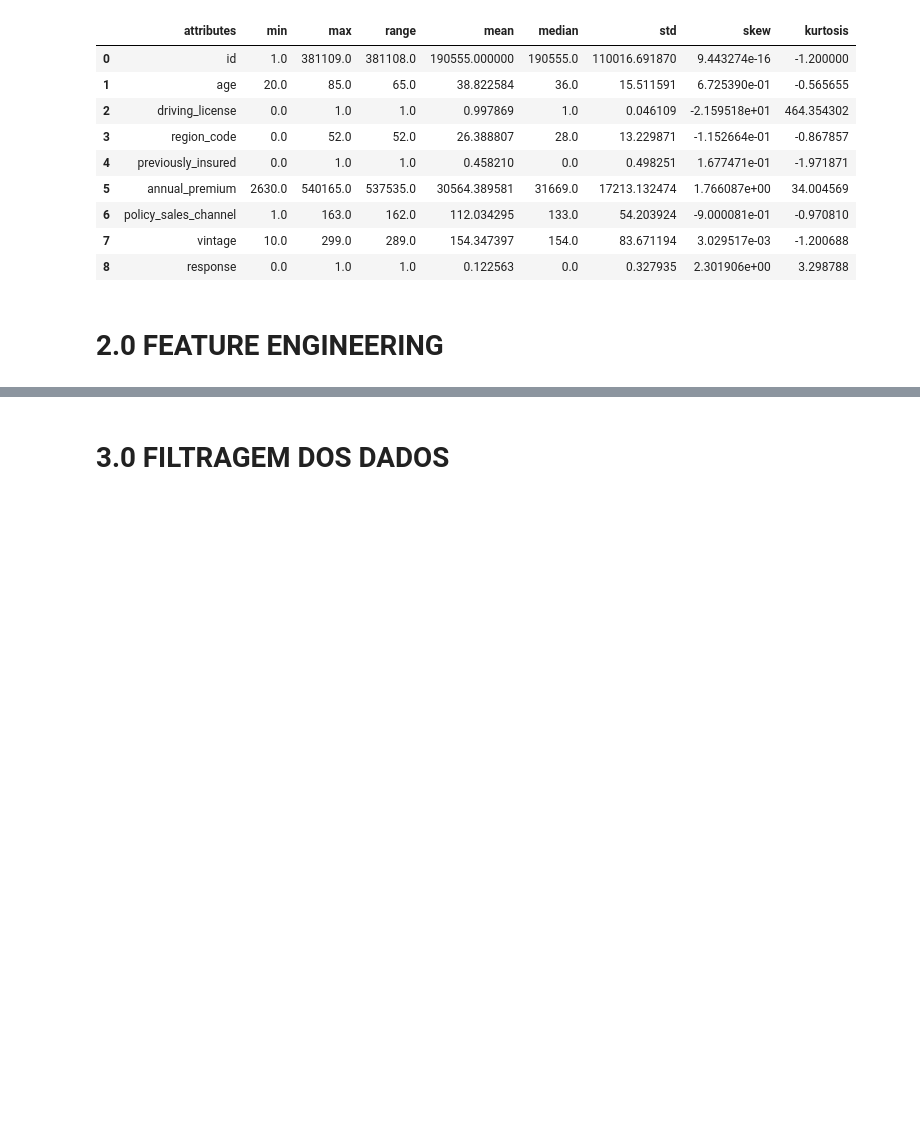
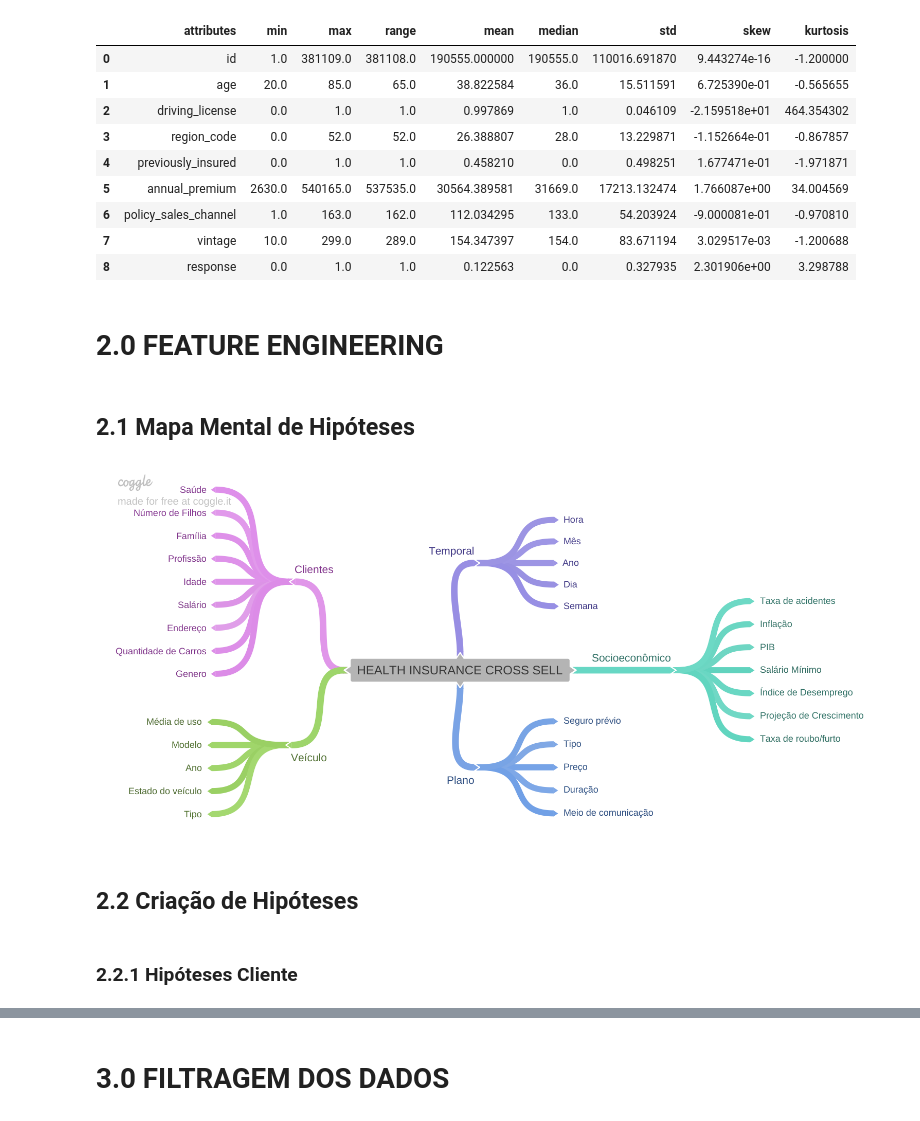
Before and after one commit to matheusventurads/health-insurance-cross-sell, a Jupyter notebook: notebooks/4.0-mv-machine-learning-models.ipynb, the cells around one changed output, grey strips where cells are left out. Saved outputs shown, nothing was run; the diff lists cells and outputs as text; code cells hidden in the pictures; blank space fills up the shorter version.

```diff
--- a/notebooks/4.0-mv-machine-learning-models.ipynb
+++ b/notebooks/4.0-mv-machine-learning-models.ipynb
@@ -158,3 +239,13 @@ m
 # 2.0 FEATURE ENGINEERING
 # %%
 df2 = df1.copy()
+# %% [markdown]
+## 2.1 Mapa Mental de Hipóteses
+# %%
+Image('../img/MindMap.png')
+# %% [output]
+[figure, added]
+# %% [markdown]
+## 2.2 Criação de Hipóteses
+# %% [markdown]
+### 2.2.1 Hipóteses Cliente
```
Also changed, not shown: parts of 39 cells of this notebook.
